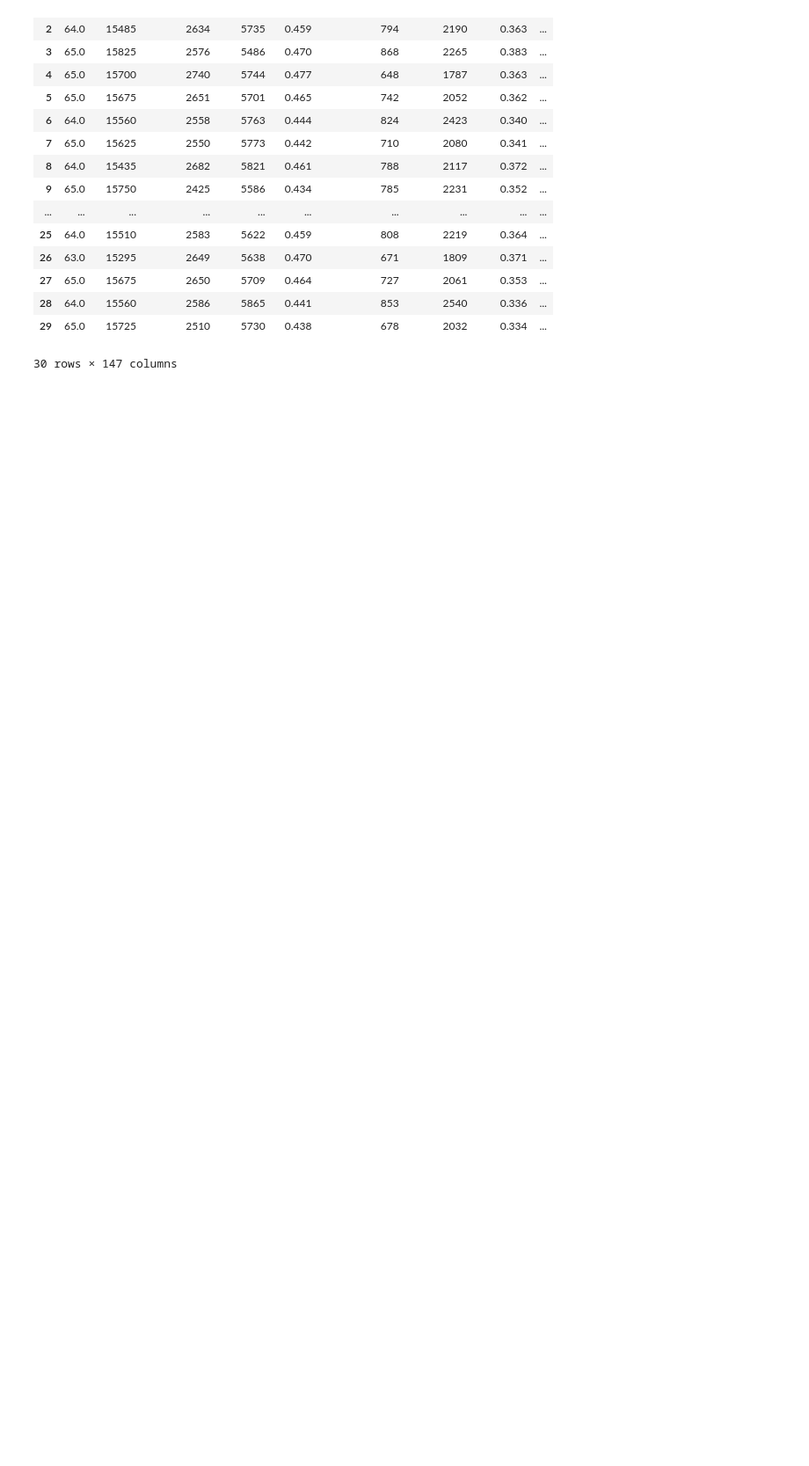
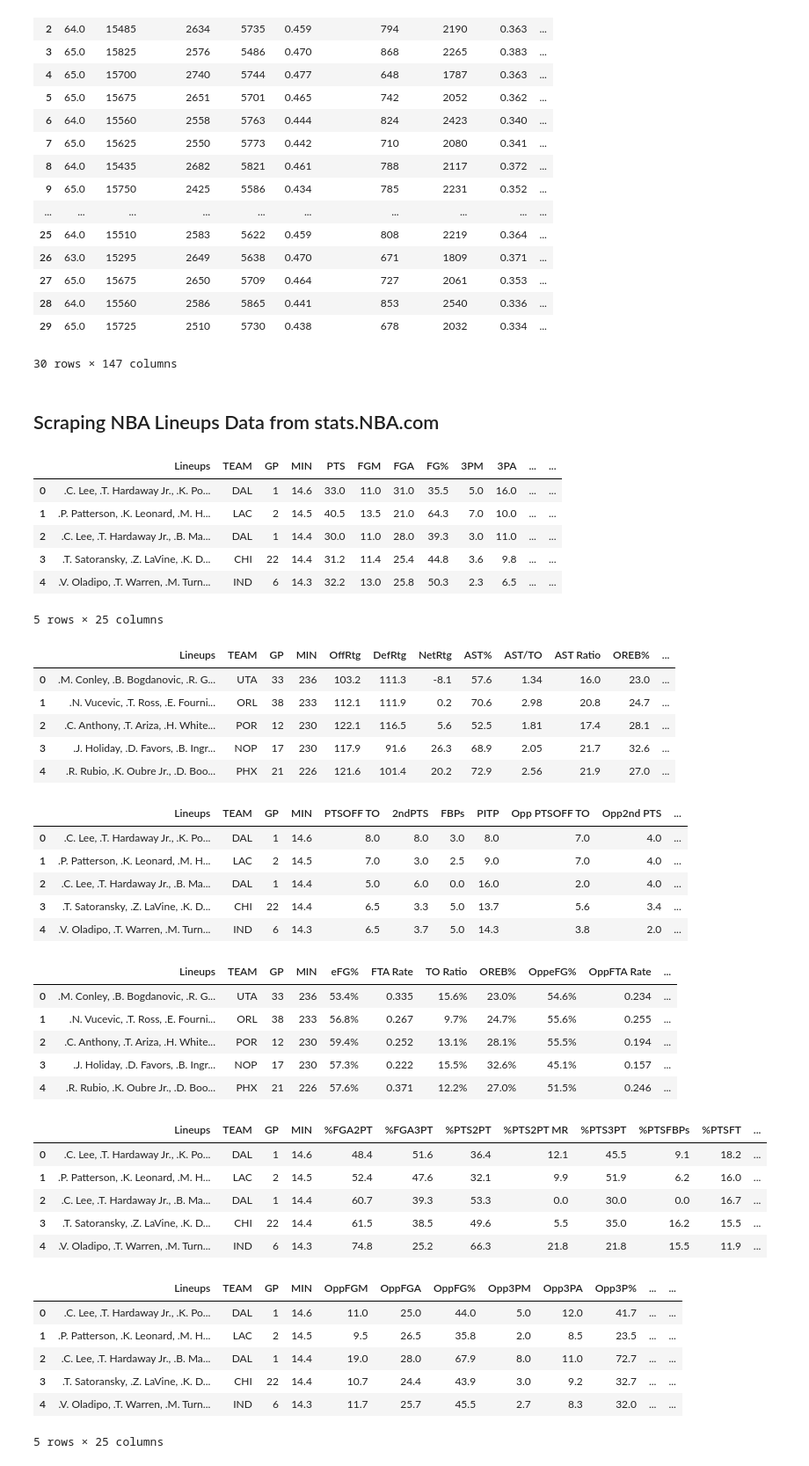
Before and after one commit to ajain1017/ideal-nba-roster-draft, a Jupyter notebook: scrapedata.ipynb, the cells around one changed output. Shown at 88% size. Saved outputs shown, nothing was run; the diff lists cells and outputs as text; code cells hidden in the pictures; blank space fills up the shorter version.

```diff
--- a/scrapedata.ipynb
+++ b/scrapedata.ipynb
@@ -278,3 +282,5 @@ all_teamstats
 | 28 | 64.0 | 15560 | 2586 | 5865 | 0.441 | 853 | 2540 | 0.336 | ... |
 | 29 | 65.0 | 15725 | 2510 | 5730 | 0.438 | 678 | 2032 | 0.334 | ... |
 30 rows × 147 columns
+# %% [markdown]
+## Scraping NBA Lineups Data from stats.NBA.com
@@ -280,0 +309,46 @@ all_teamstats
+# %%
+display(df0.head())
+display(df1.head())
+display(df2.head())
+display(df3.head())
+display(df4.head())
+display(df5.head())
+# %% [output]
+|  | Lineups | TEAM | GP | MIN | PTS | FGM | FGA | FG% | 3PM | 3PA | ... | ... |
+| 0 | .C. Lee, .T. Hardaway Jr., .K. Po... | DAL | 1 | 14.6 | 33.0 | 11.0 | 31.0 | 35.5 | 5.0 | 16.0 | ... | ... |
+| 1 | .P. Patterson, .K. Leonard, .M. H... | LAC | 2 | 14.5 | 40.5 | 13.5 | 21.0 | 64.3 | 7.0 | 10.0 | ... | ... |
+| 2 | .C. Lee, .T. Hardaway Jr., .B. Ma... | DAL | 1 | 14.4 | 30.0 | 11.0 | 28.0 | 39.3 | 3.0 | 11.0 | ... | ... |
+| 3 | .T. Satoransky, .Z. LaVine, .K. D... | CHI | 22 | 14.4 | 31.2 | 11.4 | 25.4 | 44.8 | 3.6 | 9.8 | ... | ... |
+| 4 | .V. Oladipo, .T. Warren, .M. Turn... | IND | 6 | 14.3 | 32.2 | 13.0 | 25.8 | 50.3 | 2.3 | 6.5 | ... | ... |
+5 rows × 25 columns
+|  | Lineups | TEAM | GP | MIN | OffRtg | DefRtg | NetRtg | AST% | AST/TO | AST Ratio | OREB% | ... |
+| 0 | .M. Conley, .B. Bogdanovic, .R. G... | UTA | 33 | 236 | 103.2 | 111.3 | -8.1 | 57.6 | 1.34 | 16.0 | 23.0 | ... |
+| 1 | .N. Vucevic, .T. Ross, .E. Fourni... | ORL | 38 | 233 | 112.1 | 111.9 | 0.2 | 70.6 | 2.98 | 20.8 | 24.7 | ... |
+| 2 | .C. Anthony, .T. Ariza, .H. White... | POR | 12 | 230 | 122.1 | 116.5 | 5.6 | 52.5 | 1.81 | 17.4 | 28.1 | ... |
+| 3 | .J. Holiday, .D. Favors, .B. Ingr... | NOP | 17 | 230 | 117.9 | 91.6 | 26.3 | 68.9 | 2.05 | 21.7 | 32.6 | ... |
+| 4 | .R. Rubio, .K. Oubre Jr., .D. Boo... | PHX | 21 | 226 | 121.6 | 101.4 | 20.2 | 72.9 | 2.56 | 21.9 | 27.0 | ... |
+|  | Lineups | TEAM | GP | MIN | PTSOFF TO | 2ndPTS | FBPs | PITP | Opp PTSOFF TO | Opp2nd PTS | ... |
+| 0 | .C. Lee, .T. Hardaway Jr., .K. Po... | DAL | 1 | 14.6 | 8.0 | 8.0 | 3.0 | 8.0 | 7.0 | 4.0 | ... |
+| 1 | .P. Patterson, .K. Leonard, .M. H... | LAC | 2 | 14.5 | 7.0 | 3.0 | 2.5 | 9.0 | 7.0 | 4.0 | ... |
+| 2 | .C. Lee, .T. Hardaway Jr., .B. Ma... | DAL | 1 | 14.4 | 5.0 | 6.0 | 0.0 | 16.0 | 2.0 | 4.0 | ... |
+| 3 | .T. Satoransky, .Z. LaVine, .K. D... | CHI | 22 | 14.4 | 6.5 | 3.3 | 5.0 | 13.7 | 5.6 | 3.4 | ... |
+| 4 | .V. Oladipo, .T. Warren, .M. Turn... | IND | 6 | 14.3 | 6.5 | 3.7 | 5.0 | 14.3 | 3.8 | 2.0 | ... |
+|  | Lineups | TEAM | GP | MIN | eFG% | FTA Rate | TO Ratio | OREB% | OppeFG% | OppFTA Rate | ... |
+| 0 | .M. Conley, .B. Bogdanovic, .R. G... | UTA | 33 | 236 | 53.4% | 0.335 | 15.6% | 23.0% | 54.6% | 0.234 | ... |
+| 1 | .N. Vucevic, .T. Ross, .E. Fourni... | ORL | 38 | 233 | 56.8% | 0.267 | 9.7% | 24.7% | 55.6% | 0.255 | ... |
+| 2 | .C. Anthony, .T. Ariza, .H. White... | POR | 12 | 230 | 59.4% | 0.252 | 13.1% | 28.1% | 55.5% | 0.194 | ... |
+| 3 | .J. Holiday, .D. Favors, .B. Ingr... | NOP | 17 | 230 | 57.3% | 0.222 | 15.5% | 32.6% | 45.1% | 0.157 | ... |
+| 4 | .R. Rubio, .K. Oubre Jr., .D. Boo... | PHX | 21 | 226 | 57.6% | 0.371 | 12.2% | 27.0% | 51.5% | 0.246 | ... |
+|  | Lineups | TEAM | GP | MIN | %FGA2PT | %FGA3PT | %PTS2PT | %PTS2PT MR | %PTS3PT | %PTSFBPs | %PTSFT | ... |
+| 0 | .C. Lee, .T. Hardaway Jr., .K. Po... | DAL | 1 | 14.6 | 48.4 | 51.6 | 36.4 | 12.1 | 45.5 | 9.1 | 18.2 | ... |
+| 1 | .P. Patterson, .K. Leonard, .M. H... | LAC | 2 | 14.5 | 52.4 | 47.6 | 32.1 | 9.9 | 51.9 | 6.2 | 16.0 | ... |
+| 2 | .C. Lee, .T. Hardaway Jr., .B. Ma... | DAL | 1 | 14.4 | 60.7 | 39.3 | 53.3 | 0.0 | 30.0 | 0.0 | 16.7 | ... |
+| 3 | .T. Satoransky, .Z. LaVine, .K. D... | CHI | 22 | 14.4 | 61.5 | 38.5 | 49.6 | 5.5 | 35.0 | 16.2 | 15.5 | ... |
+| 4 | .V. Oladipo, .T. Warren, .M. Turn... | IND | 6 | 14.3 | 74.8 | 25.2 | 66.3 | 21.8 | 21.8 | 15.5 | 11.9 | ... |
+|  | Lineups | TEAM | GP | MIN | OppFGM | OppFGA | OppFG% | Opp3PM | Opp3PA | Opp3P% | ... | ... |
+| 0 | .C. Lee, .T. Hardaway Jr., .K. Po... | DAL | 1 | 14.6 | 11.0 | 25.0 | 44.0 | 5.0 | 12.0 | 41.7 | ... | ... |
+| 1 | .P. Patterson, .K. Leonard, .M. H... | LAC | 2 | 14.5 | 9.5 | 26.5 | 35.8 | 2.0 | 8.5 | 23.5 | ... | ... |
+| 2 | .C. Lee, .T. Hardaway Jr., .B. Ma... | DAL | 1 | 14.4 | 19.0 | 28.0 | 67.9 | 8.0 | 11.0 | 72.7 | ... | ... |
+| 3 | .T. Satoransky, .Z. LaVine, .K. D... | CHI | 22 | 14.4 | 10.7 | 24.4 | 43.9 | 3.0 | 9.2 | 32.7 | ... | ... |
+| 4 | .V. Oladipo, .T. Warren, .M. Turn... | IND | 6 | 14.3 | 11.7 | 25.7 | 45.5 | 2.7 | 8.3 | 32.0 | ... | ... |
+5 rows × 25 columns
```
Also changed, not shown: parts of 6 cells of this notebook, 1 other file.
